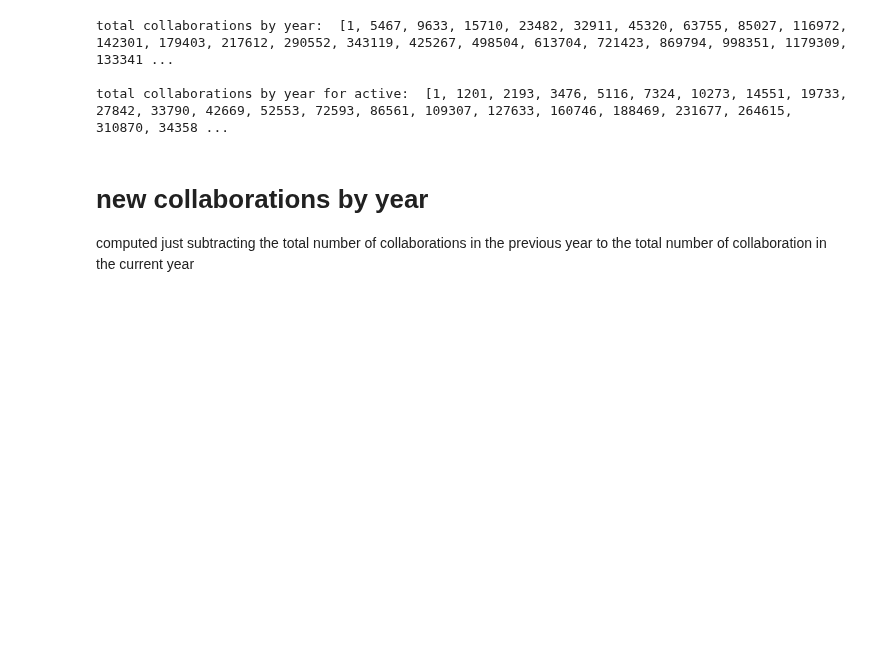
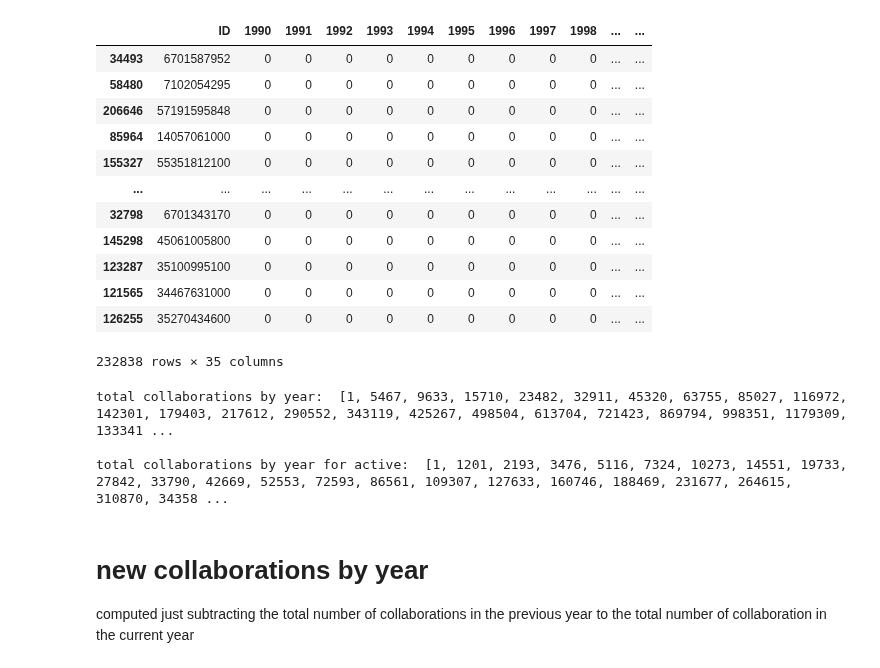
Before and after one commit to LeonardoSer/INRIA_Internship, a Jupyter notebook: 00_quick_references/tmp_newCollabs_how_retrieved.ipynb, the cells around one changed output. Drawn from its saved outputs; the diff is of its cells as text; code cells hidden in the pictures; blank space fills up the shorter version.

```diff
--- a/00_quick_references/tmp_newCollabs_how_retrieved.ipynb
+++ b/00_quick_references/tmp_newCollabs_how_retrieved.ipynb
@@ -16,6 +16,24 @@ from myLibraries.queries import *
 from myLibraries.rawData_queries import *
 from myLibraries.events import *
 from myLibraries.theoretical_functions import *
+# %%
+file = '../myDATA/00-collaboration_df.csv'
+df = pd.read_csv(file)
+df.iloc[np.random.permutation(len(df))]
+# %% [output]
+|  | ID | 1990 | 1991 | 1992 | 1993 | 1994 | 1995 | 1996 | 1997 | 1998 | ... | ... |
+| 34493 | 6701587952 | 0 | 0 | 0 | 0 | 0 | 0 | 0 | 0 | 0 | ... | ... |
+| 58480 | 7102054295 | 0 | 0 | 0 | 0 | 0 | 0 | 0 | 0 | 0 | ... | ... |
+| 206646 | 57191595848 | 0 | 0 | 0 | 0 | 0 | 0 | 0 | 0 | 0 | ... | ... |
+| 85964 | 14057061000 | 0 | 0 | 0 | 0 | 0 | 0 | 0 | 0 | 0 | ... | ... |
+| 155327 | 55351812100 | 0 | 0 | 0 | 0 | 0 | 0 | 0 | 0 | 0 | ... | ... |
+| ... | ... | ... | ... | ... | ... | ... | ... | ... | ... | ... | ... | ... |
+| 32798 | 6701343170 | 0 | 0 | 0 | 0 | 0 | 0 | 0 | 0 | 0 | ... | ... |
+| 145298 | 45061005800 | 0 | 0 | 0 | 0 | 0 | 0 | 0 | 0 | 0 | ... | ... |
+| 123287 | 35100995100 | 0 | 0 | 0 | 0 | 0 | 0 | 0 | 0 | 0 | ... | ... |
+| 121565 | 34467631000 | 0 | 0 | 0 | 0 | 0 | 0 | 0 | 0 | 0 | ... | ... |
+| 126255 | 35270434600 | 0 | 0 | 0 | 0 | 0 | 0 | 0 | 0 | 0 | ... | ... |
+232838 rows × 35 columns
 # %%
 YEARS = get_str_years_event()
 HOLE_SIZE = 7
```
Also changed, not shown: 13 other files.
